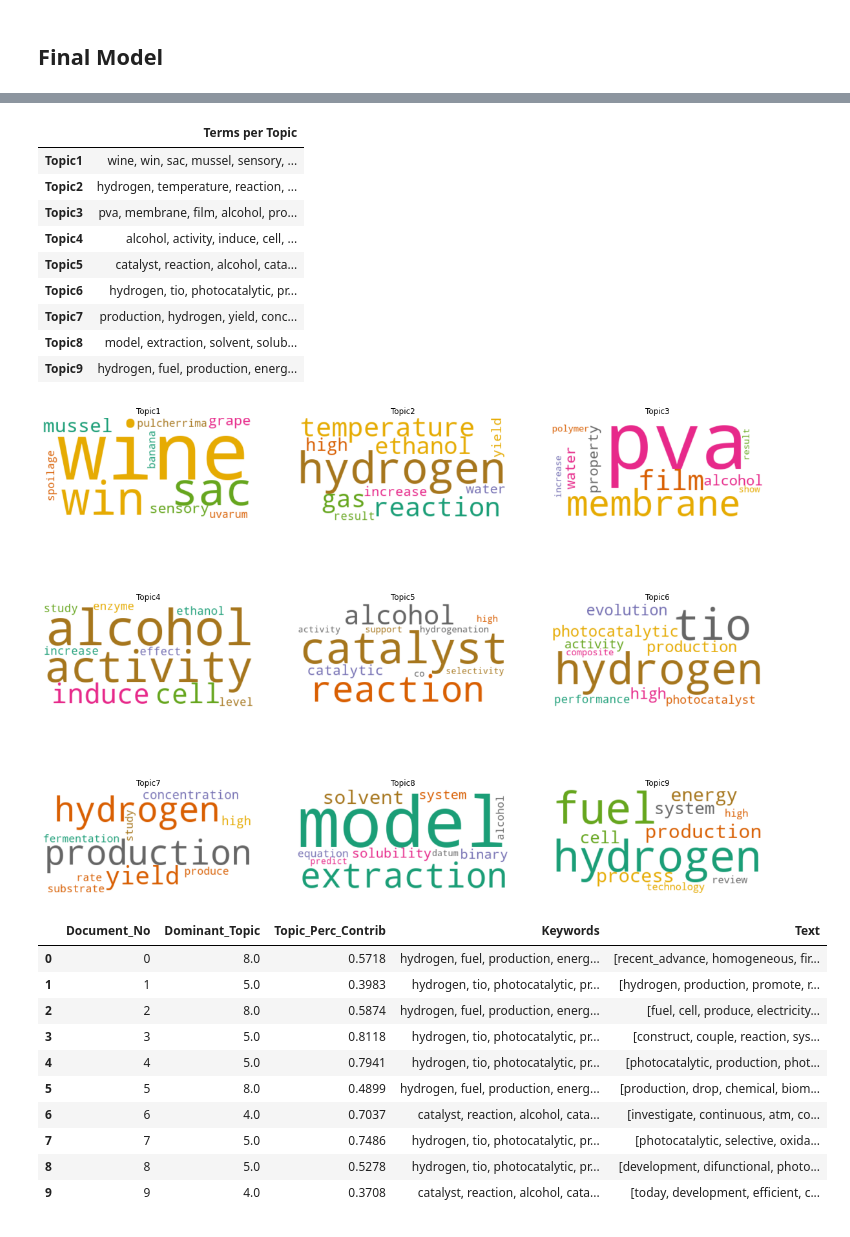
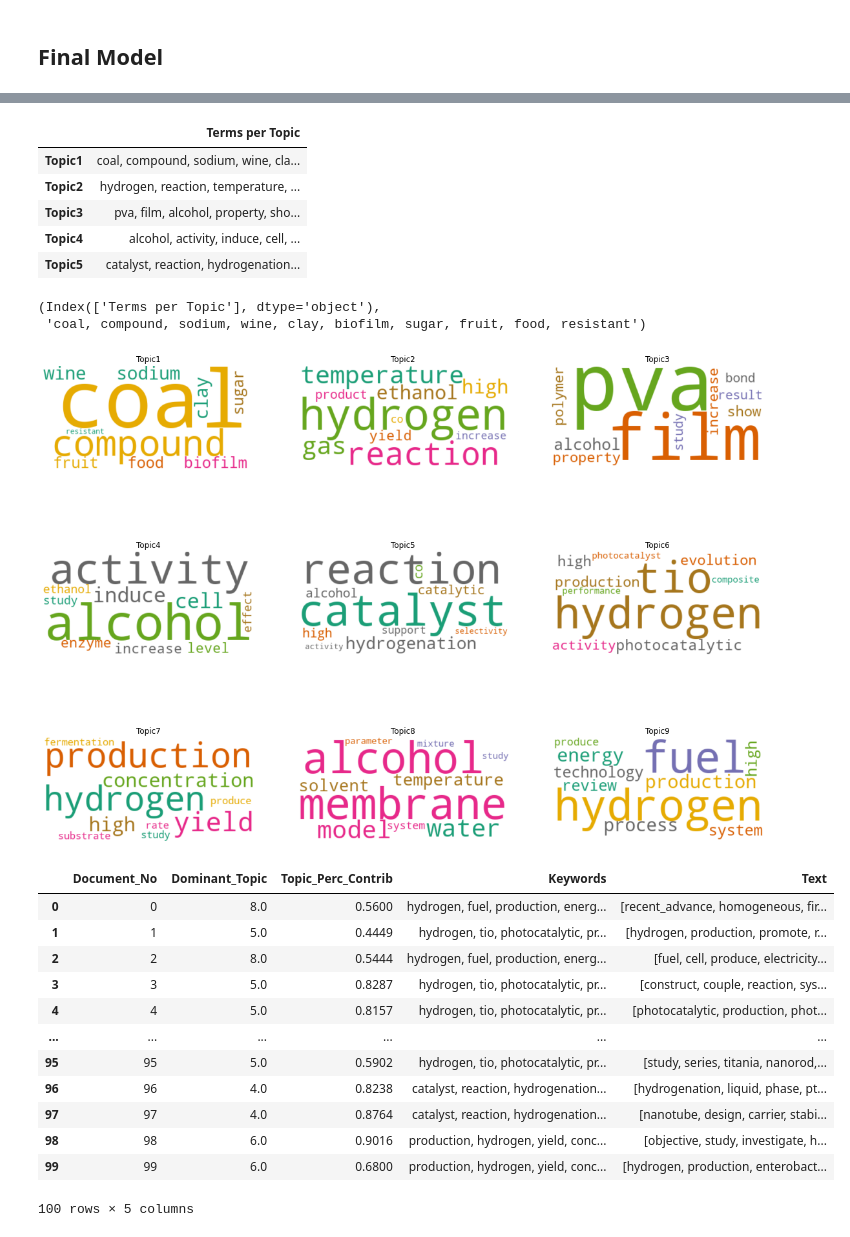
Before and after one commit to avanscholar/Ex_scibert, a Jupyter notebook: Abstract/Abstract_LDA.ipynb, the cells around one changed output, grey strips where cells are left out. Saved outputs shown, nothing was run; the diff lists cells and outputs as text; code cells hidden in the pictures.

```diff
--- a/Abstract/Abstract_LDA.ipynb
+++ b/Abstract/Abstract_LDA.ipynb
@@ -40,7 +43,7 @@ True
 #### Dataset
 # %%
 #Reading csv file of XML parsed ~6000 DOIs. <path> contains the file
-df = pd.read_csv(r'C:\Users\Admin\OneDrive - IIT Delhi\CPCB\PROF. HARI\Jupyter_file\Ex_scibert\Abstract\final_abstract_6000_final.csv')
+df = pd.read_csv(r'C:\Users\Admin\OneDrive - IIT Delhi\CPCB\PROF. HARI\Jupyter_file\Ex_scibert\Abstract\final_abstract.csv')
 df.head()
 # %% [output]
 |  | Unnamed: 0 | DOI | Title | Abstract |
@@ -425,7 +416,7 @@ a1.head()
 | 4 | 75% Corpus | 2 | 0.01 | symmetric | 0.377741 |
 # %%
 dd = pd.DataFrame()
-dd  = a1.loc[(a1.Alpha == '0.61') & (a1.Beta == '0.61') & (a1.Validation_Set == '75% Corpus')]
+dd  = a1.loc[(a1.Alpha == '0.61') & (a1.Beta == '0.31') & (a1.Validation_Set == '75% Corpus')]
 #dd = a1.loc[a1.Topics == 9]
 dd.head()
 # %% [output]
@@ -486,6 +477,8 @@ Name: 222, dtype: object
 # %% [markdown]
 ## Final Model
 # %%
+import random
+random.seed(0)
 lda_model = gensim.models.LdaMulticore(corpus=corpus,
                                            id2word=id2word,
                                            num_topics=9,
@@ -493,4 +486,4 @@ lda_model = gensim.models.LdaMulticore(corpus=corpus,
                                            chunksize=100,
                                            passes=10,
                                            alpha=0.61,
-                                           eta=0.61)
+                                           eta=0.31)
@@ -542,18 +555,19 @@ topics_df.head()
 # column width
 pd.set_option('display.max_colwidth', -1)
 topics_df = pd.DataFrame([', '.join([term for term, wt in topic]) for topic in topics], columns = ['Terms per Topic'], index=['Topic'+str(t) for t in range(1, lda_model.num_topics+1)] )
-topics_df
+topics_df.head()
 # %% [output]
 |  | Terms per Topic |
-| Topic1 | wine, win, sac, mussel, sensory, ... |
-| Topic2 | hydrogen, temperature, reaction, ... |
-| Topic3 | pva, membrane, film, alcohol, pro... |
+| Topic1 | coal, compound, sodium, wine, cla... |
+| Topic2 | hydrogen, reaction, temperature, ... |
+| Topic3 | pva, film, alcohol, property, sho... |
 | Topic4 | alcohol, activity, induce, cell, ... |
-| Topic5 | catalyst, reaction, alcohol, cata... |
-| Topic6 | hydrogen, tio, photocatalytic, pr... |
-| Topic7 | production, hydrogen, yield, conc... |
-| Topic8 | model, extraction, solvent, solub... |
-| Topic9 | hydrogen, fuel, production, energ... |
+| Topic5 | catalyst, reaction, hydrogenation... |
+# %%
+topics_df.columns, topics_df['Terms per Topic'][0]
+# %% [output]
+(Index(['Terms per Topic'], dtype='object'),
+ 'coal, compound, sodium, wine, clay, biofilm, sugar, fruit, food, resistant')
 # %%
 #Visualizing with word clouds
 from wordcloud import WordCloud
@@ -575,48 +589,50 @@ for i in range(9):
 
 plt.show()
 # %% [output]
-[figure, old version]
+[figure, new version]
 # %%
 def format_topics_sentences(ldamodel=None, corpus=corpus, texts=data):
     # Init output
     sent_topics_df = pd.DataFrame()
 
     # Get main topic in each document
     for i, row_list in enumerate(ldamodel[corpus]):
         row = row_list[0] if ldamodel.per_word_topics else row_list
         # print(row)
         row = sorted(row, key=lambda x: (x[1]), reverse=True)
         # Get the Dominant topic, Perc Contribution and Keywords for each document
         for j, (topic_num, prop_topic) in enumerate(row):
             if j == 0:  # => dominant topic
                 wp = ldamodel.show_topic(topic_num)
                 topic_keywords = ", ".join([word for word, prop in wp])
                 sent_topics_df = sent_topics_df.append(pd.Series([int(topic_num), round(prop_topic,4), topic_keywords]), ignore_index=True)
             else:
                 break
     sent_topics_df.columns = ['Dominant_Topic', 'Perc_Contribution', 'Topic_Keywords']
 
     # Add original text to the end of the output
     contents = pd.Series(texts)
     sent_topics_df = pd.concat([sent_topics_df, contents], axis=1)
     return(sent_topics_df)
 
 
 df_topic_sents_keywords = format_topics_sentences(ldamodel=lda_model, corpus=corpus, texts=data_lemmatized)
 
 # Format
 df_dominant_topic = df_topic_sents_keywords.reset_index()
 df_dominant_topic.columns = ['Document_No', 'Dominant_Topic', 'Topic_Perc_Contrib', 'Keywords', 'Text']
-df_dominant_topic.head(10)
+df_dominant_topic.head(100)
 # %% [output]
 |  | Document_No | Dominant_Topic | Topic_Perc_Contrib | Keywords | Text |
-| 0 | 0 | 8.0 | 0.5718 | hydrogen, fuel, production, energ... | [recent_advance, homogeneous, fir... |
-| 1 | 1 | 5.0 | 0.3983 | hydrogen, tio, photocatalytic, pr... | [hydrogen, production, promote, r... |
-| 2 | 2 | 8.0 | 0.5874 | hydrogen, fuel, production, energ... | [fuel, cell, produce, electricity... |
-| 3 | 3 | 5.0 | 0.8118 | hydrogen, tio, photocatalytic, pr... | [construct, couple, reaction, sys... |
-| 4 | 4 | 5.0 | 0.7941 | hydrogen, tio, photocatalytic, pr... | [photocatalytic, production, phot... |
-| 5 | 5 | 8.0 | 0.4899 | hydrogen, fuel, production, energ... | [production, drop, chemical, biom... |
-| 6 | 6 | 4.0 | 0.7037 | catalyst, reaction, alcohol, cata... | [investigate, continuous, atm, co... |
-| 7 | 7 | 5.0 | 0.7486 | hydrogen, tio, photocatalytic, pr... | [photocatalytic, selective, oxida... |
-| 8 | 8 | 5.0 | 0.5278 | hydrogen, tio, photocatalytic, pr... | [development, difunctional, photo... |
-| 9 | 9 | 4.0 | 0.3708 | catalyst, reaction, alcohol, cata... | [today, development, efficient, c... |
+| 0 | 0 | 8.0 | 0.5600 | hydrogen, fuel, production, energ... | [recent_advance, homogeneous, fir... |
+| 1 | 1 | 5.0 | 0.4449 | hydrogen, tio, photocatalytic, pr... | [hydrogen, production, promote, r... |
+| 2 | 2 | 8.0 | 0.5444 | hydrogen, fuel, production, energ... | [fuel, cell, produce, electricity... |
+| 3 | 3 | 5.0 | 0.8287 | hydrogen, tio, photocatalytic, pr... | [construct, couple, reaction, sys... |
+| 4 | 4 | 5.0 | 0.8157 | hydrogen, tio, photocatalytic, pr... | [photocatalytic, production, phot... |
+| ... | ... | ... | ... | ... | ... |
+| 95 | 95 | 5.0 | 0.5902 | hydrogen, tio, photocatalytic, pr... | [study, series, titania, nanorod,... |
+| 96 | 96 | 4.0 | 0.8238 | catalyst, reaction, hydrogenation... | [hydrogenation, liquid, phase, pt... |
+| 97 | 97 | 4.0 | 0.8764 | catalyst, reaction, hydrogenation... | [nanotube, design, carrier, stabi... |
+| 98 | 98 | 6.0 | 0.9016 | production, hydrogen, yield, conc... | [objective, study, investigate, h... |
+| 99 | 99 | 6.0 | 0.6800 | production, hydrogen, yield, conc... | [hydrogen, production, enterobact... |
+100 rows × 5 columns
```
Also changed, not shown: parts of 39 cells of this notebook.
